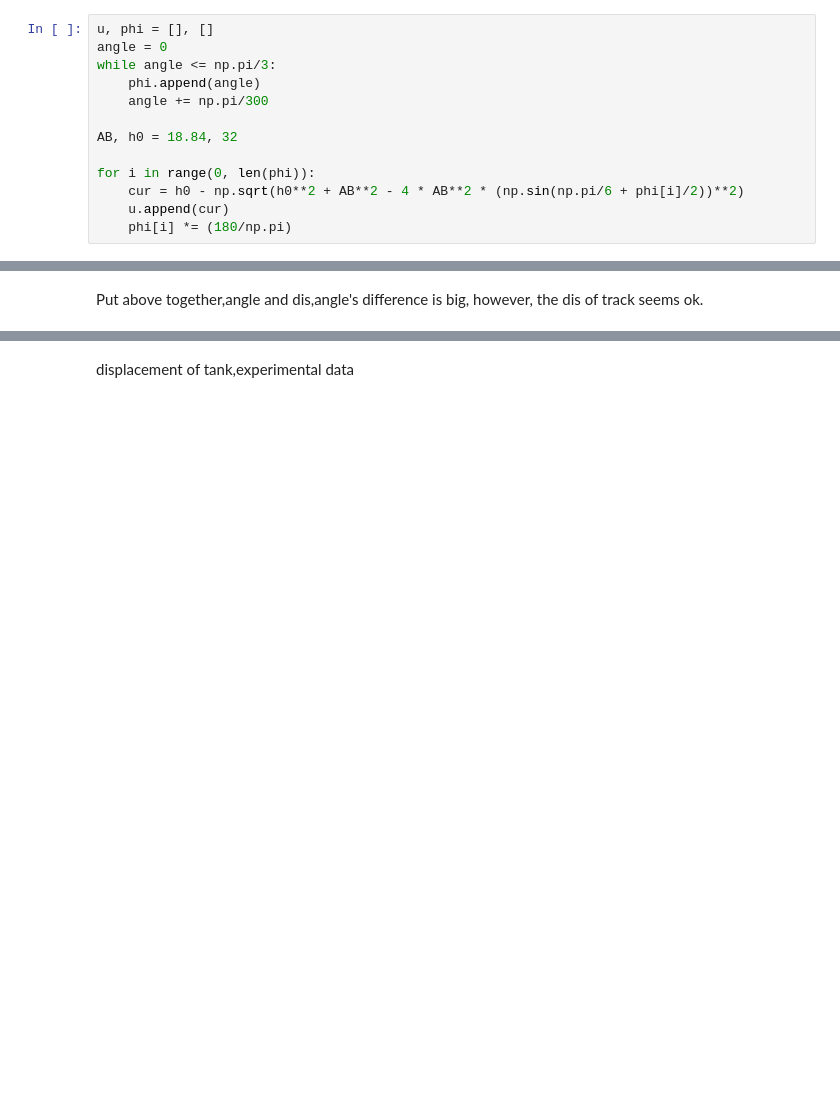
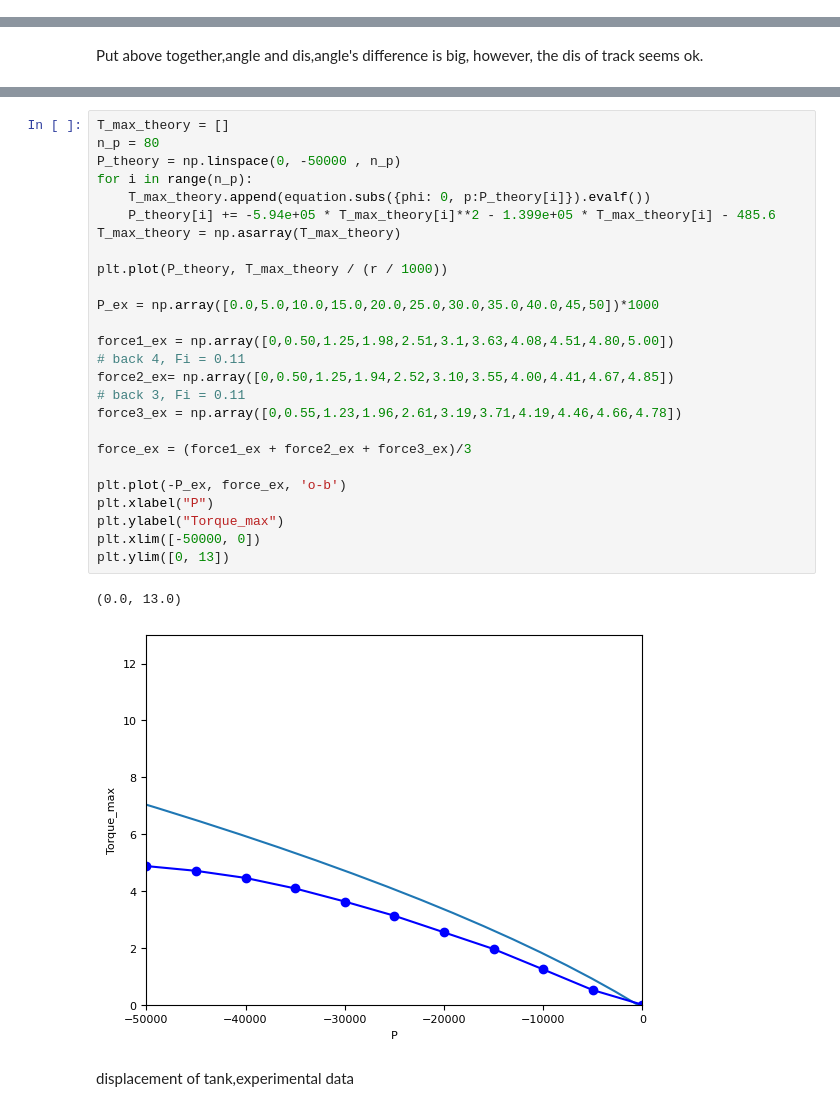
Before and after one commit to KANZEZ/sr_tank, a Jupyter notebook: kinetic_verify_edited.ipynb, the cells around one changed output, grey strips where cells are left out. Cells and saved outputs as stored; diff of their text form; blank space fills up the shorter version.

```diff
--- a/kinetic_verify_edited.ipynb
+++ b/kinetic_verify_edited.ipynb
@@ -33,15 +33,2 @@ plt.show()
 # %% [markdown]
 theorical data, new model for p vs angle, but first need to consider angle vs. displacement and volume for OT-SPA
-# %%
-u, phi = [], []
-angle = 0
-while angle <= np.pi/3:
-    phi.append(angle)
-    angle += np.pi/300
-
-AB, h0 = 18.84, 32
-
-for i in range(0, len(phi)):
-    cur = h0 - np.sqrt(h0**2 + AB**2 - 4 * AB**2 * (np.sin(np.pi/6 + phi[i]/2))**2)
-    u.append(cur)
-    phi[i] *= (180/np.pi)
@@ -224,3 +141,32 @@ plt.show()
+# %%
+T_max_theory = []
+n_p = 80
+P_theory = np.linspace(0, -50000 , n_p)
+for i in range(n_p):
+    T_max_theory.append(equation.subs({phi: 0, p:P_theory[i]}).evalf())
+    P_theory[i] += -5.94e+05 * T_max_theory[i]**2 - 1.399e+05 * T_max_theory[i] - 485.6
+T_max_theory = np.asarray(T_max_theory)
+
+plt.plot(P_theory, T_max_theory / (r / 1000))
+
+P_ex = np.array([0.0,5.0,10.0,15.0,20.0,25.0,30.0,35.0,40.0,45,50])*1000
+
+force1_ex = np.array([0,0.50,1.25,1.98,2.51,3.1,3.63,4.08,4.51,4.80,5.00])
+# back 4, Fi = 0.11
+force2_ex= np.array([0,0.50,1.25,1.94,2.52,3.10,3.55,4.00,4.41,4.67,4.85])
+# back 3, Fi = 0.11
+force3_ex = np.array([0,0.55,1.23,1.96,2.61,3.19,3.71,4.19,4.46,4.66,4.78])
+
+force_ex = (force1_ex + force2_ex + force3_ex)/3
+
+plt.plot(-P_ex, force_ex, 'o-b')
+plt.xlabel("P")
+plt.ylabel("Torque_max")
+plt.xlim([-50000, 0])
+plt.ylim([0, 13])
+# %% [output]
+(0.0, 13.0)
+[figure, added]
 # %% [markdown]
 displacement of tank,experimental data
 # %%
```
Also changed, not shown: parts of 18 cells of this notebook, 2 other files.
